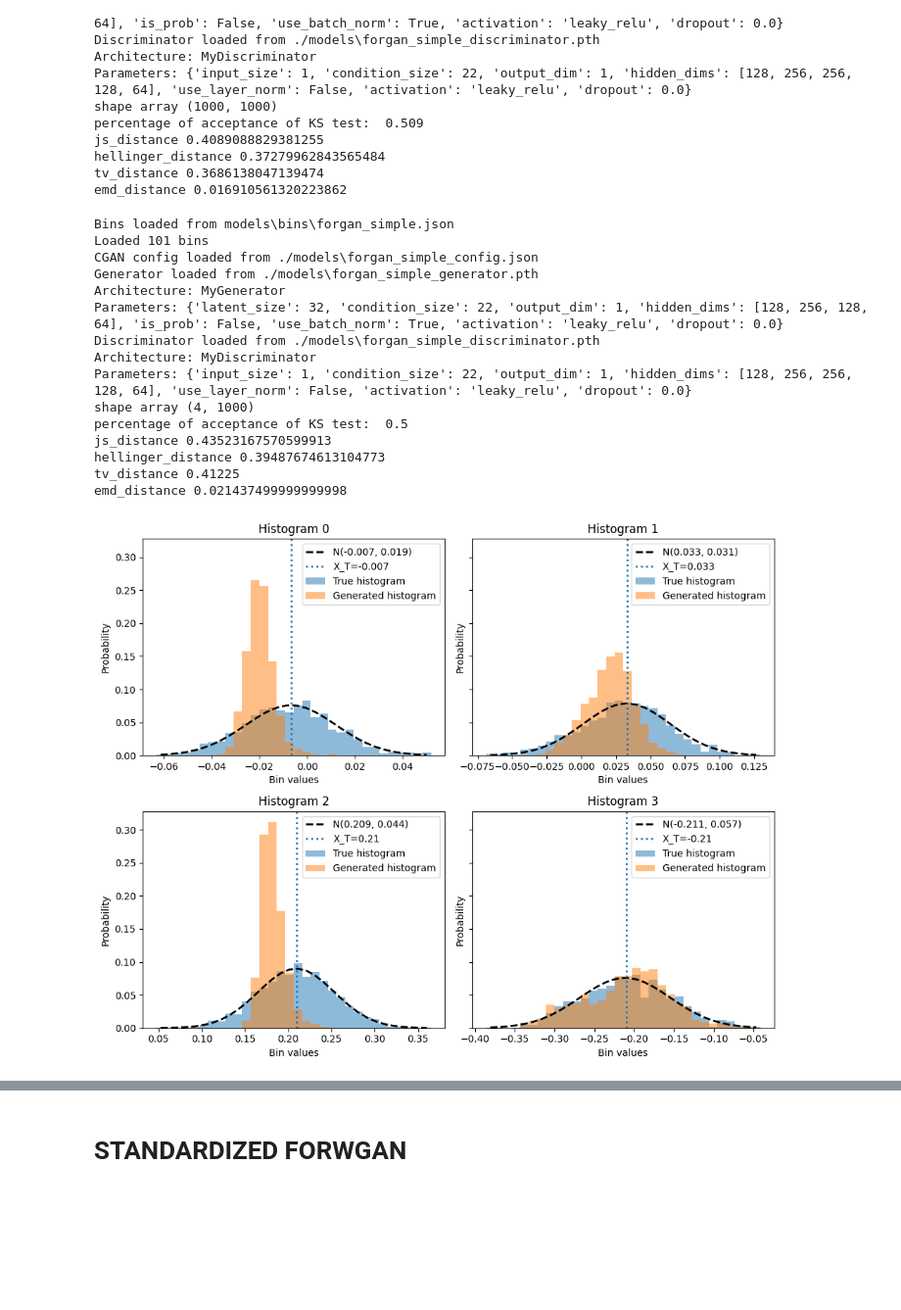
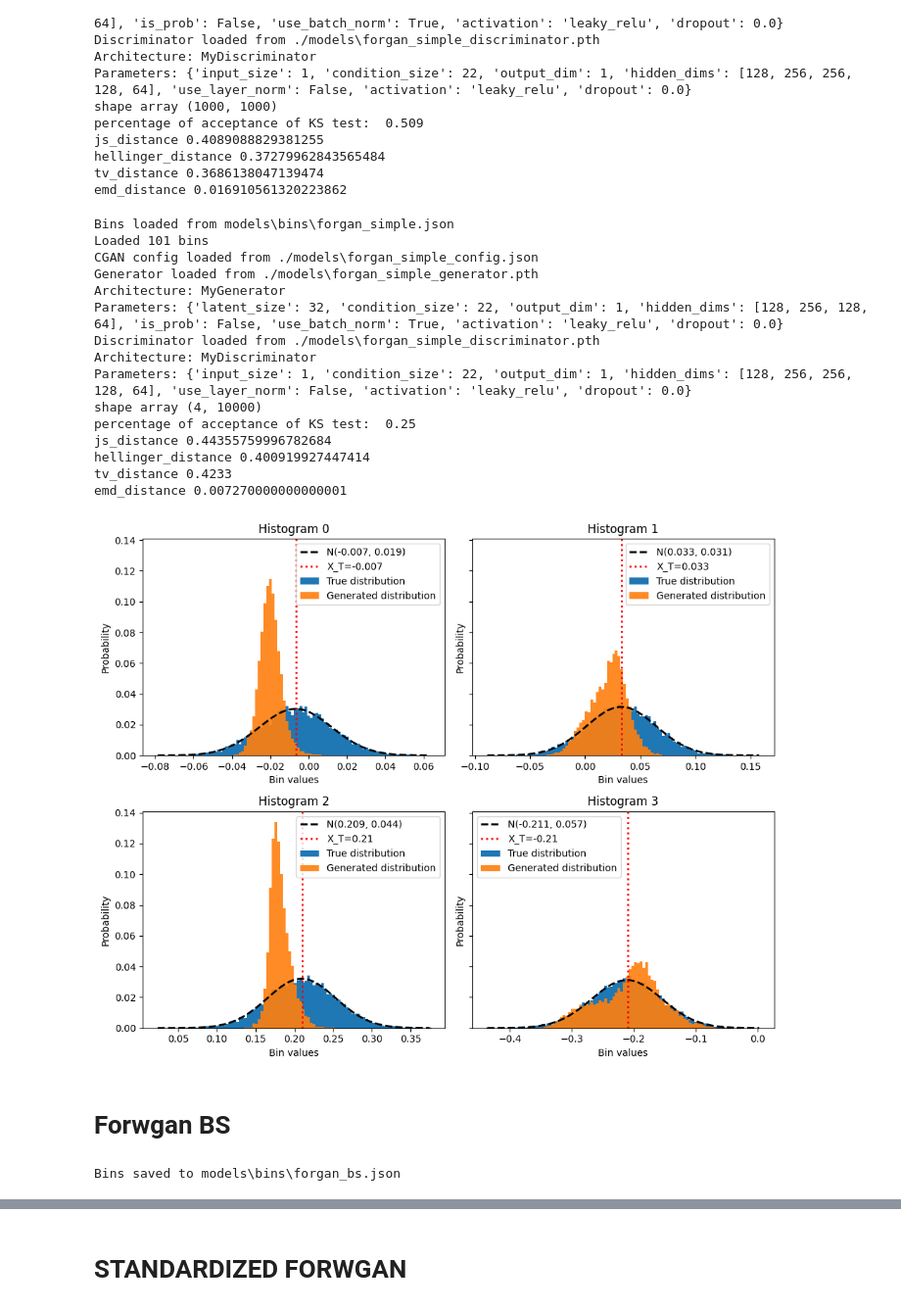
Before and after one commit to matteorofrano/CGAN-for-probability-distribution-generation, a Jupyter notebook: tests.ipynb, the cells around one changed output, grey strips where cells are left out. Shown at 98% size. Cells and saved outputs as stored; diff of their text form; code cells hidden in the pictures; blank space fills up the shorter version.

```diff
--- a/tests.ipynb
+++ b/tests.ipynb
@@ -317,7 +317,7 @@ val.load_configuration('./models/bins/forgan_simple.json')
 trajectories = val.get_paths()
 paths = trajectories[:, :-1] #shape JxN-1
 targets= trajectories[:, -1:] #shape Jx1
-pdfs = val.get_pdf(n_bins=0, P=paths[:, -1], n_steps_ahead=1, mc_sims=1000)
+pdfs = val.get_pdf(n_bins=0, P=paths[:, -1], n_steps_ahead=1, mc_sims=10000)
 
 conditional_gan = MyCGAN(max_epoch=100, name='forgan_simple')
 conditional_gan.load_models()
@@ -325,7 +325,7 @@ conditional_gan.load_models()
 
 
 mydata, _, _ = prepare_data(targets, paths)
-condition, generated = conditional_gan.generate(mydata, get_pdf=True, bins = None)
+condition, generated = conditional_gan.generate(mydata, get_pdf=True, bins = None, n_samples=10000)
 
 
 
@@ -353,20 +353,46 @@ Parameters: {'latent_size': 32, 'condition_size': 22, 'output_dim': 1, 'hidden_d
 Discriminator loaded from ./models\forgan_simple_discriminator.pth
 Architecture: MyDiscriminator
 Parameters: {'input_size': 1, 'condition_size': 22, 'output_dim': 1, 'hidden_dims': [128, 256, 256, 128, 64], 'use_layer_norm': False, 'activation': 'leaky_relu', 'dropout': 0.0}
-shape array (4, 1000)
-percentage of acceptance of KS test:  0.5
-js_distance 0.43523167570599913
-hellinger_distance 0.39487674613104773
-tv_distance 0.41225
-emd_distance 0.021437499999999998
+shape array (4, 10000)
+percentage of acceptance of KS test:  0.25
+js_distance 0.44355759996782684
+hellinger_distance 0.400919927447414
+tv_distance 0.4233
+emd_distance 0.007270000000000001
 # %%
 means = val.means
 stds = val.stds
+moments = list(zip(means, stds))
 plot_bin_dist(true_pdfs, generated_pdfs,
             bins_values=bin_edges_list,
             X_T=paths[:, -1],
-            stds=stds,
-            means=means,
+            moments=moments,
             zoom=False)
 # %% [output]
-[figure, old version]
+[figure, new version]
+# %% [markdown]
+# Forwgan BS
+# %%
+# to train a forgan we simulate the J trajectories and the target output is given by the 1-step ahead value
+# so just the path are generated and the last values of each trajectory is used as target
+# at inference time the pdf is the one at 1 day ahead
+X0_range = (0.0,0.0)
+mu_range = (0.0, 0.0)
+sigma_range = (0.1, 1.2)
+T = round(22/252, 3)        # Time horizon (monthly)
+N = 22        # Number of time steps
+J = 100000        # Number of paths to simulate
+SEED=42
+
+
+# --- Run the Simulation ---
+sim = DataSimulator(X0_range=X0_range, mu_range=mu_range, sigma_range=sigma_range,
+                            T=T, N=N, n_simulations=J, seed=SEED)
+
+trajectories = sim.get_paths()
+paths = trajectories[:, :-1] #shape JxN-1
+targets= trajectories[:, -1:] #shape Jx1
+pdfs = sim.get_pdf(n_bins=100, P=paths[:, -1], n_steps_ahead=1)
+sim.save_configuration('./models/bins/forgan_v3.json')
+# %% [output]
+Bins saved to models\bins\forgan_bs.json
```
Also changed, not shown: parts of 12 cells of this notebook, 6 other files.
